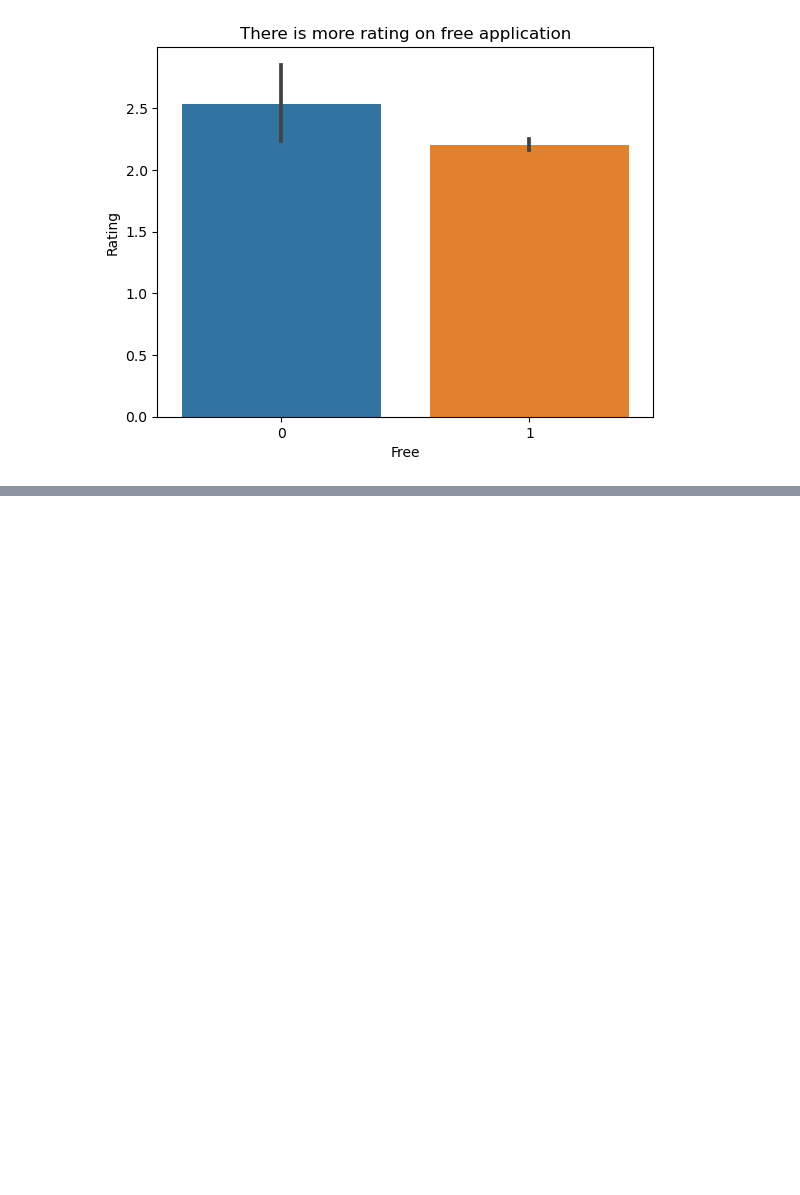
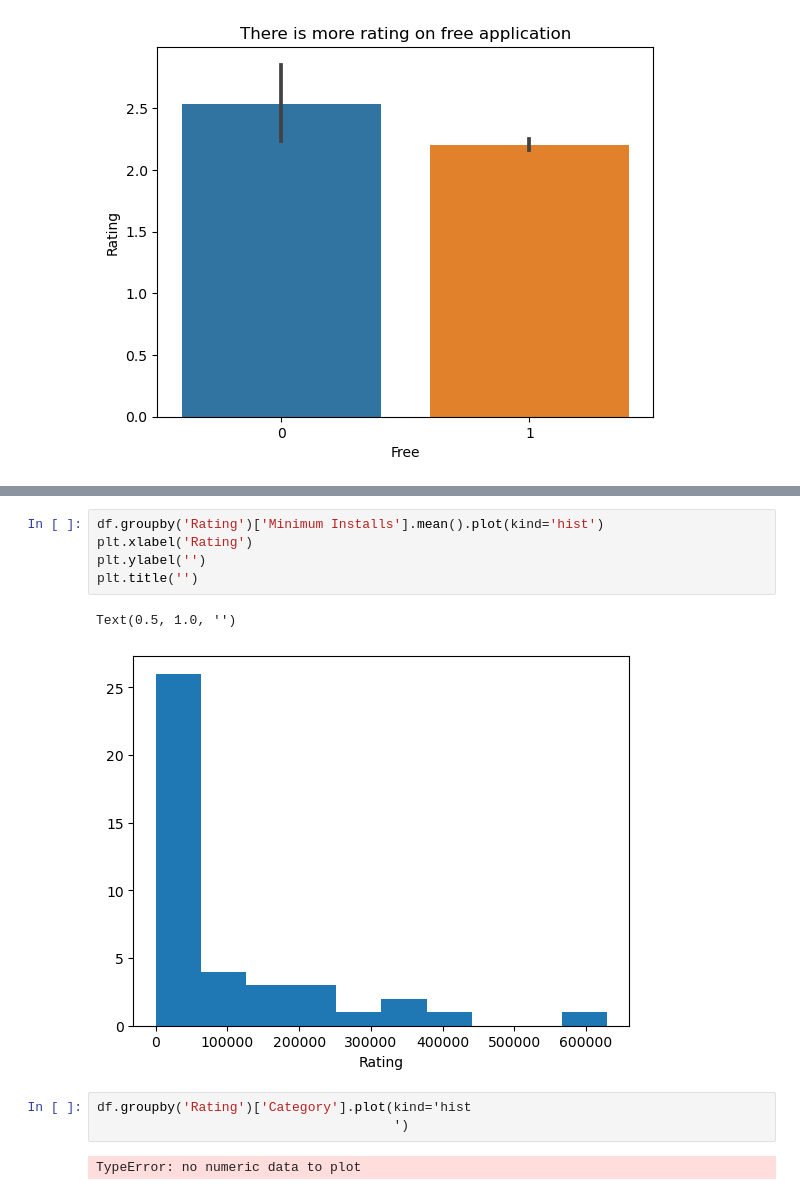
Before and after one commit to LouLan99/User-Rating-Prediction-Model, a Jupyter notebook: notebooks/01-data-loading-cleaning copy.ipynb, the cells around one changed output, grey strips where cells are left out. Saved outputs shown, nothing was run; the diff lists cells and outputs as text; blank space fills up the shorter version.

```diff
--- a/notebooks/01-data-loading-cleaning copy.ipynb
+++ b/notebooks/01-data-loading-cleaning copy.ipynb
@@ -553,0 +562,13 @@ Text(0.5, 1.0, 'There is more rating on free application')
+# %%
+df.groupby('Rating')['Minimum Installs'].mean().plot(kind='hist')
+plt.xlabel('Rating')
+plt.ylabel('')
+plt.title('')
+# %% [output]
+Text(0.5, 1.0, '')
+[figure, added]
+# %%
+df.groupby('Rating')['Category'].plot(kind='hist
+                                      ')
+# %% [output]
+TypeError: no numeric data to plot
```
Also changed, not shown: parts of 1 cell of this notebook.
